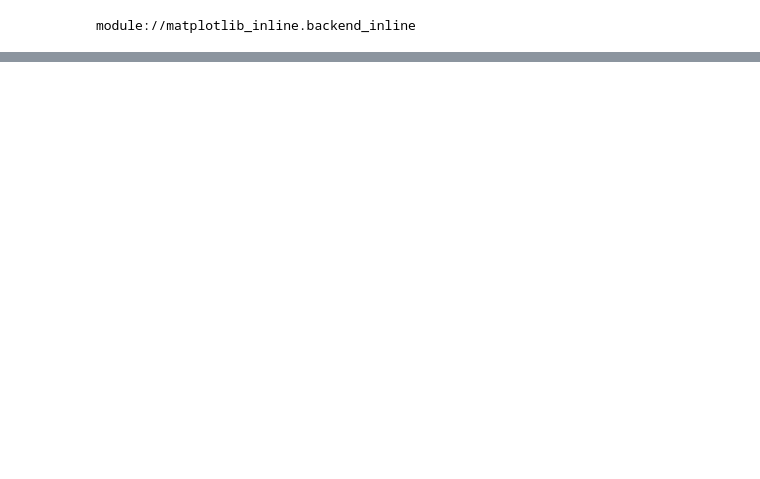
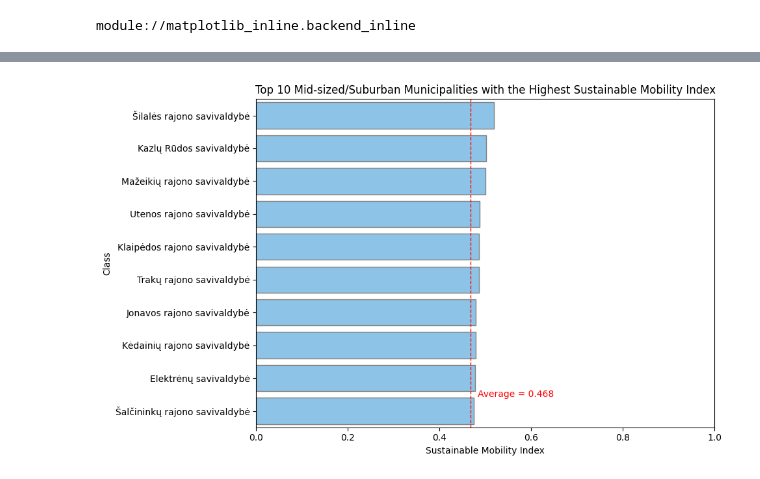
Before and after one commit to kimberlykreiss/sustainable_mobility_index_LTU, a Jupyter notebook: sustainable-mobility-index.ipynb, the cells around one changed output, grey strips where cells are left out. Saved outputs shown, nothing was run; the diff lists cells and outputs as text; code cells hidden in the pictures; blank space fills up the shorter version.

```diff
--- a/sustainable-mobility-index.ipynb
+++ b/sustainable-mobility-index.ipynb
@@ -327,0 +403,4 @@ plt.show()                          # must be in THIS cell
+# %%
+suburban_mid = class_lt_synthetic_long_mean_wide[class_lt_synthetic_long_mean_wide['class'] == 'Suburban/Mid-sized']
+suburban_mid_top10 = suburban_mid.nlargest(10, 'sustainable_mobility_index')
+suburban_mid_top10
@@ -327,0 +439,33 @@ plt.show()                          # must be in THIS cell
+# %%
+
+# ------------------------------------------------------------------
+# draw the figure
+# ------------------------------------------------------------------
+fig, ax = plt.subplots(figsize=(10, 6))
+sns.barplot(
+    data=suburban_mid_top10,
+    y='municipality',
+    x='sustainable_mobility_index',
+    color='#7ec6f5',
+    edgecolor='grey',
+    ax=ax
+)
+
+midsize_avg = suburban_mid['sustainable_mobility_index'].mean()
+ax.axvline(midsize_avg, color='red', linestyle='--', linewidth=1)
+ax.text(midsize_avg + 0.015, len(suburban_mid_top10) - 1.5,
+        f'Average = {midsize_avg:.3f}',
+        color='red', va='center')
+
+ax.set_title('Top 10 Mid-sized/Suburban Municipalities with the Highest Sustainable Mobility Index')
+ax.set_xlabel('Sustainable Mobility Index')
+ax.set_ylabel('Class')
+
+fig.tight_layout()
+fig.savefig('mid-sized-sustainable-mobility-index.png',
+            dpi=300, bbox_inches='tight', facecolor='white')
+
+plt.xlim(0, 1)
+plt.show()
+# %% [output]
+[figure, added]
```
Also changed, not shown: parts of 10 cells of this notebook, 4 other files.
